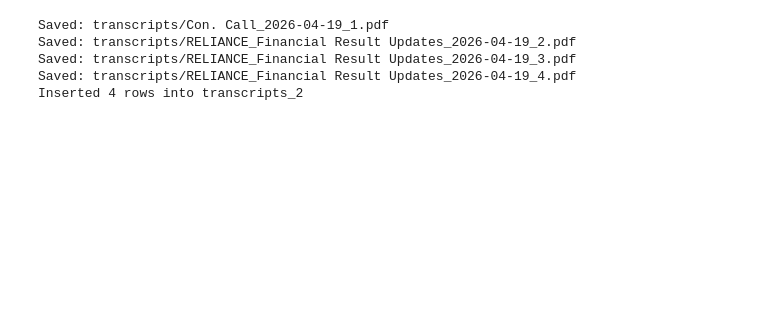
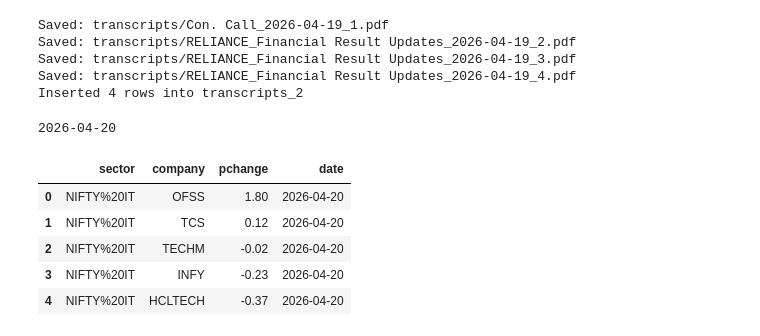
Before and after one commit to abr-98/Stock_value_pred_NSE, a Jupyter notebook: backend_handlers/database_utilities/test_connect.ipynb, the cells around one changed output. Saved outputs shown, nothing was run; the diff lists cells and outputs as text; code cells hidden in the pictures; blank space fills up the shorter version.

```diff
--- a/backend_handlers/database_utilities/test_connect.ipynb
+++ b/backend_handlers/database_utilities/test_connect.ipynb
@@ -388,3 +370,27 @@ Saved: transcripts/RELIANCE_Financial Result Updates_2026-04-19_2.pdf
 Saved: transcripts/RELIANCE_Financial Result Updates_2026-04-19_3.pdf
 Saved: transcripts/RELIANCE_Financial Result Updates_2026-04-19_4.pdf
 Inserted 4 rows into transcripts_2
+# %%
+from backend_handlers.database_utilities.read_database import read_table_to_dataframe
+import datetime
+
+top_gainers_df = read_table_to_dataframe("top_gainers", "Sector = 'NIFTY%20IT'")
+
+def read_top_gainers(sector):
+    date_today = datetime.datetime.now().strftime("%Y-%m-%d")
+    print(date_today)
+    #2026-04-19
+    condition = f"Sector = '{sector.replace(' ', '%20')}' AND date = '{date_today}'"
+
+    gainers_df = read_table_to_dataframe("top_gainers", condition)
+    return gainers_df
+# %%
+read_top_gainers("NIFTY IT")
+# %% [output]
+2026-04-20
+|  | sector | company | pchange | date |
+| 0 | NIFTY%20IT | OFSS | 1.80 | 2026-04-20 |
+| 1 | NIFTY%20IT | TCS | 0.12 | 2026-04-20 |
+| 2 | NIFTY%20IT | TECHM | -0.02 | 2026-04-20 |
+| 3 | NIFTY%20IT | INFY | -0.23 | 2026-04-20 |
+| 4 | NIFTY%20IT | HCLTECH | -0.37 | 2026-04-20 |
```
Also changed, not shown: parts of 8 cells of this notebook, 23 other files.
